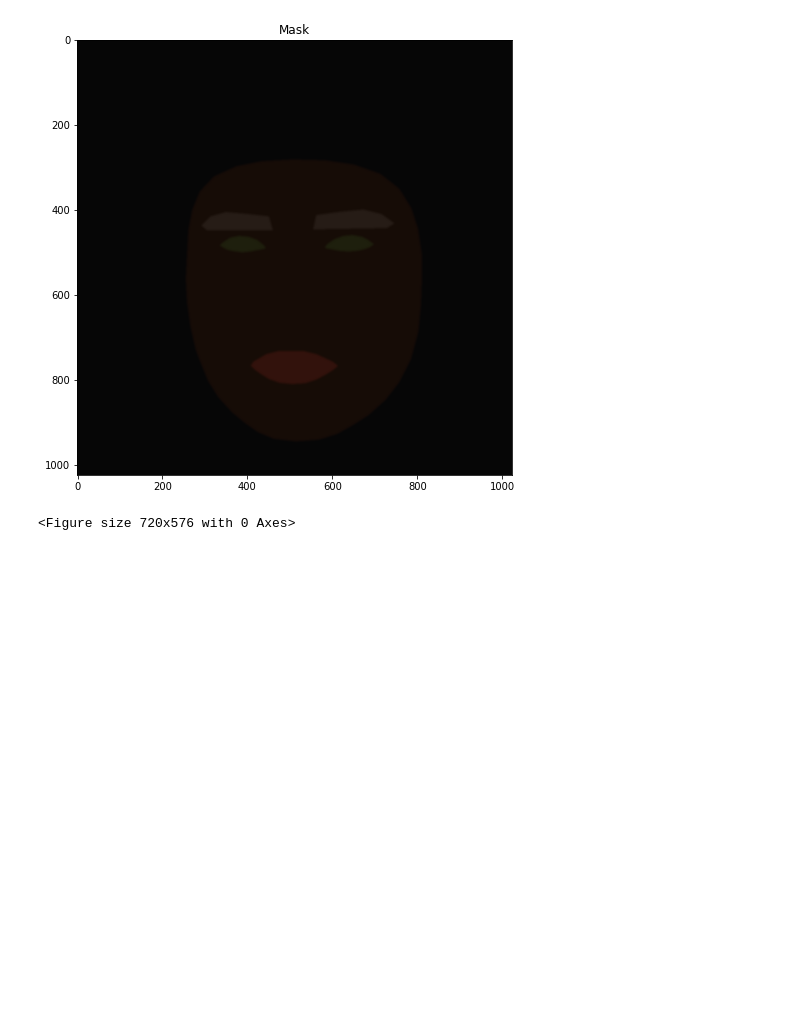
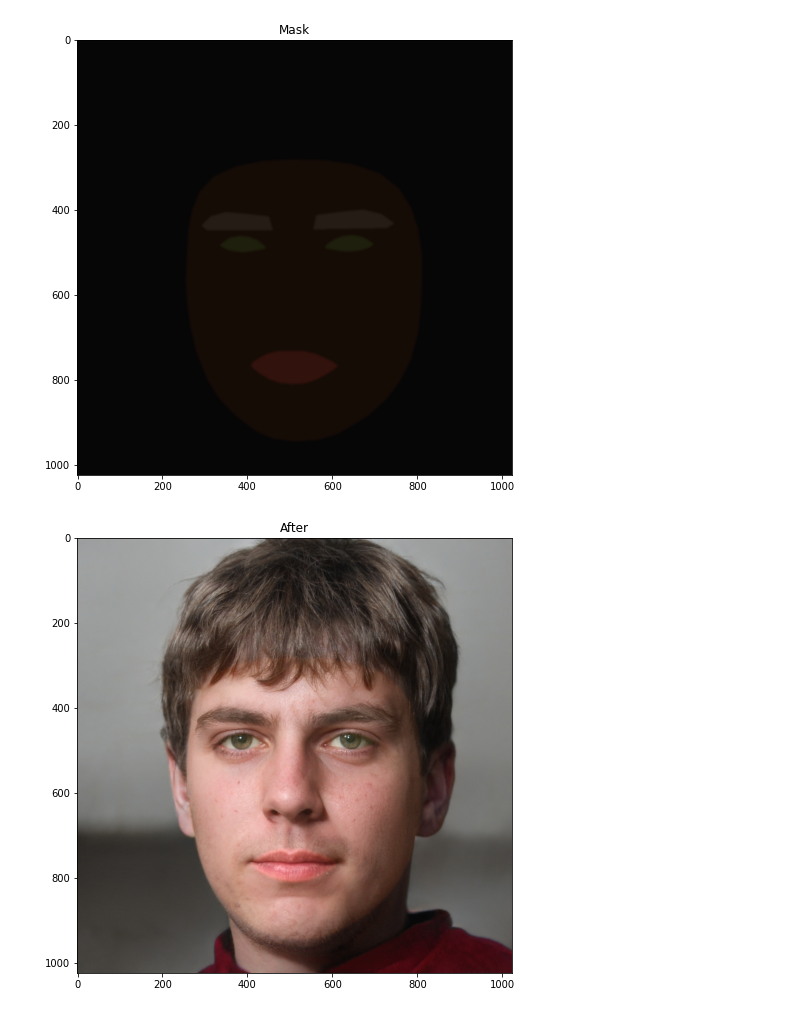
Before and after one commit to kayeungadrian-tam/Mediapipe-python, a Jupyter notebook: notebooks/makeup.ipynb, the cells around one changed output. Saved outputs shown, nothing was run; the diff lists cells and outputs as text; code cells hidden in the pictures; blank space fills up the shorter version.

```diff
--- a/notebooks/makeup.ipynb
+++ b/notebooks/makeup.ipynb
@@ -33,7 +33,7 @@ def read_yaml(path):
         cfg = yaml.safe_load(f)
     return cfg
 
-cfg = read_yaml("../config/make_up.yaml")
+cfg = read_yaml("../config/makeup.yaml")
 # %%
 fig, axs = plt.subplots(len(cfg.keys())//2, 2)
 axs = np.ravel(axs)
@@ -196,10 +195,13 @@ plt.savefig("../output/makeup/Mask.png")
 # %% [output]
 [figure]
 # %%
-result = cv2.addWeighted(full_mask, 1, src, 1, 1)
-plt.savefig("../output/makeup/After.png")
+result = cv2.addWeighted(full_mask, 1, src, 1, 0)
-# %% [output]
-<Figure size 720x576 with 0 Axes>
+# %%
+plt.imshow(result)
+plt.title("After")
+plt.savefig("../output/makeup/After.png")
+# %% [output]
+[figure, added]
 # %%
 fig, (ax0, ax1) = plt.subplots(1,2)
 ax0.set_title("Before")
```
Also changed, not shown: parts of 2 cells of this notebook, 1 other file.
